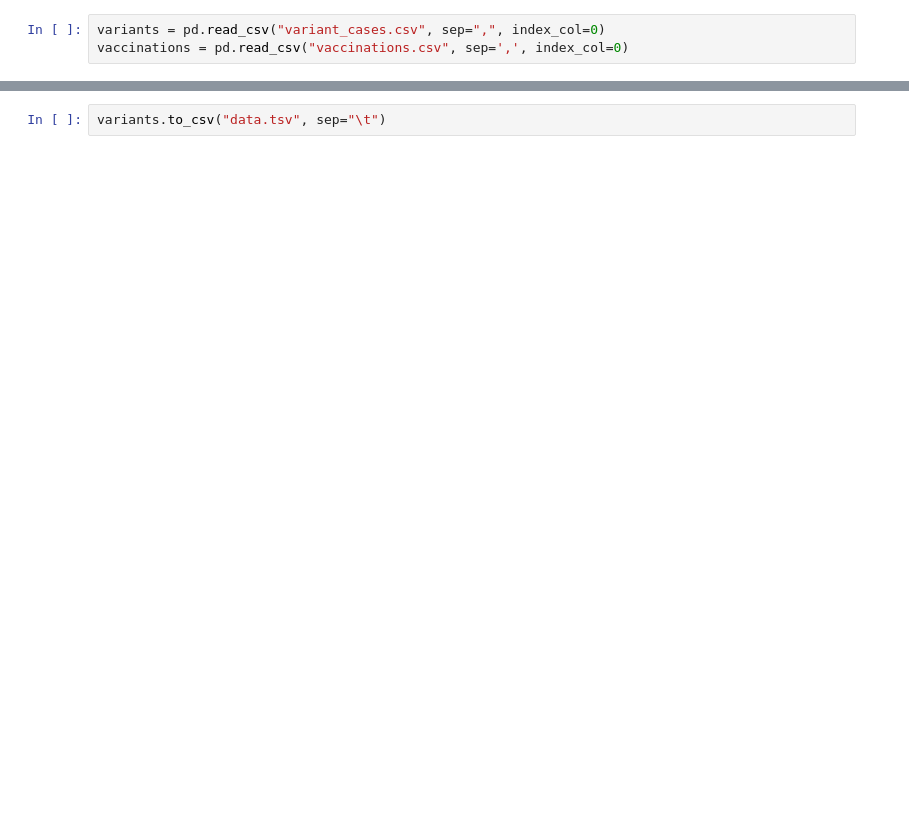
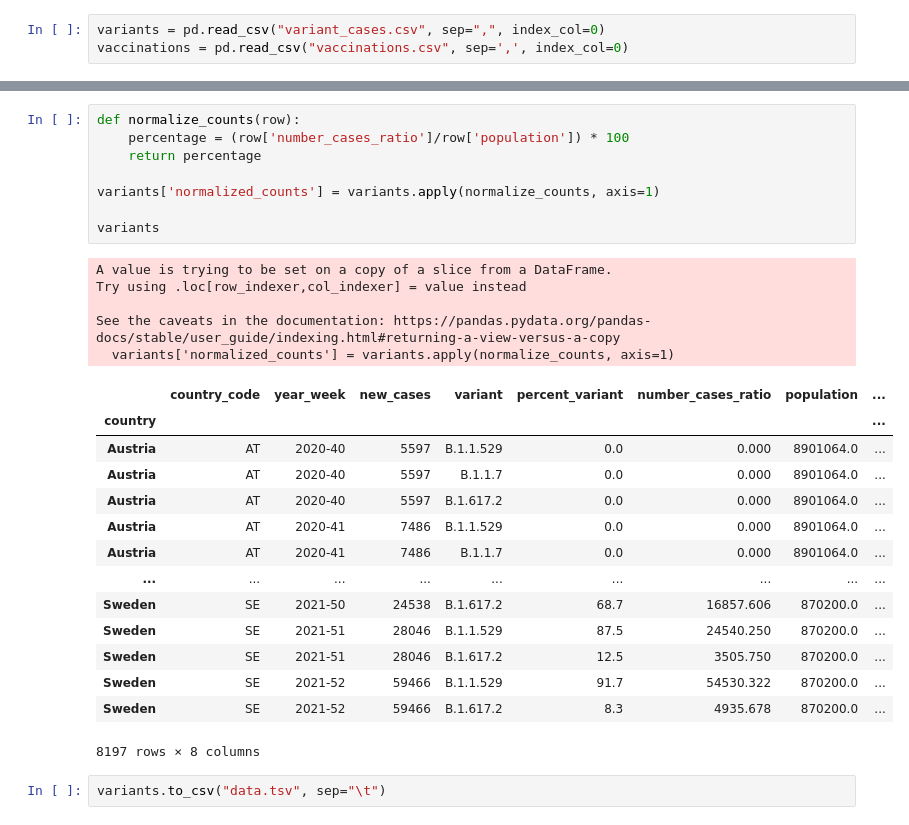
Before and after one commit to bryn-m/Covid_Evolution, a Jupyter notebook: load_data.ipynb, the cells around one changed output, grey strips where cells are left out. Drawn from its saved outputs; the diff is of its cells as text; blank space fills up the shorter version.

```diff
--- a/load_data.ipynb
+++ b/load_data.ipynb
@@ -96,2 +146,30 @@ variants
+# %%
+def normalize_counts(row):
+    percentage = (row['number_cases_ratio']/row['population']) * 100
+    return percentage
+
+variants['normalized_counts'] = variants.apply(normalize_counts, axis=1)
+
+variants
+# %% [output]
+A value is trying to be set on a copy of a slice from a DataFrame.
+Try using .loc[row_indexer,col_indexer] = value instead
+
+See the caveats in the documentation: https://pandas.pydata.org/pandas-docs/stable/user_guide/indexing.html#returning-a-view-versus-a-copy
+  variants['normalized_counts'] = variants.apply(normalize_counts, axis=1)
+|  | country_code | year_week | new_cases | variant | percent_variant | number_cases_ratio | population | ... |
+| country |  |  |  |  |  |  |  | ... |
+| Austria | AT | 2020-40 | 5597 | B.1.1.529 | 0.0 | 0.000 | 8901064.0 | ... |
+| Austria | AT | 2020-40 | 5597 | B.1.1.7 | 0.0 | 0.000 | 8901064.0 | ... |
+| Austria | AT | 2020-40 | 5597 | B.1.617.2 | 0.0 | 0.000 | 8901064.0 | ... |
+| Austria | AT | 2020-41 | 7486 | B.1.1.529 | 0.0 | 0.000 | 8901064.0 | ... |
+| Austria | AT | 2020-41 | 7486 | B.1.1.7 | 0.0 | 0.000 | 8901064.0 | ... |
+| ... | ... | ... | ... | ... | ... | ... | ... | ... |
+| Sweden | SE | 2021-50 | 24538 | B.1.617.2 | 68.7 | 16857.606 | 870200.0 | ... |
+| Sweden | SE | 2021-51 | 28046 | B.1.1.529 | 87.5 | 24540.250 | 870200.0 | ... |
+| Sweden | SE | 2021-51 | 28046 | B.1.617.2 | 12.5 | 3505.750 | 870200.0 | ... |
+| Sweden | SE | 2021-52 | 59466 | B.1.1.529 | 91.7 | 54530.322 | 870200.0 | ... |
+| Sweden | SE | 2021-52 | 59466 | B.1.617.2 | 8.3 | 4935.678 | 870200.0 | ... |
+8197 rows × 8 columns
 # %%
 variants.to_csv("data.tsv", sep="\t")
```
Also changed, not shown: parts of 7 cells of this notebook, 2 other files.
